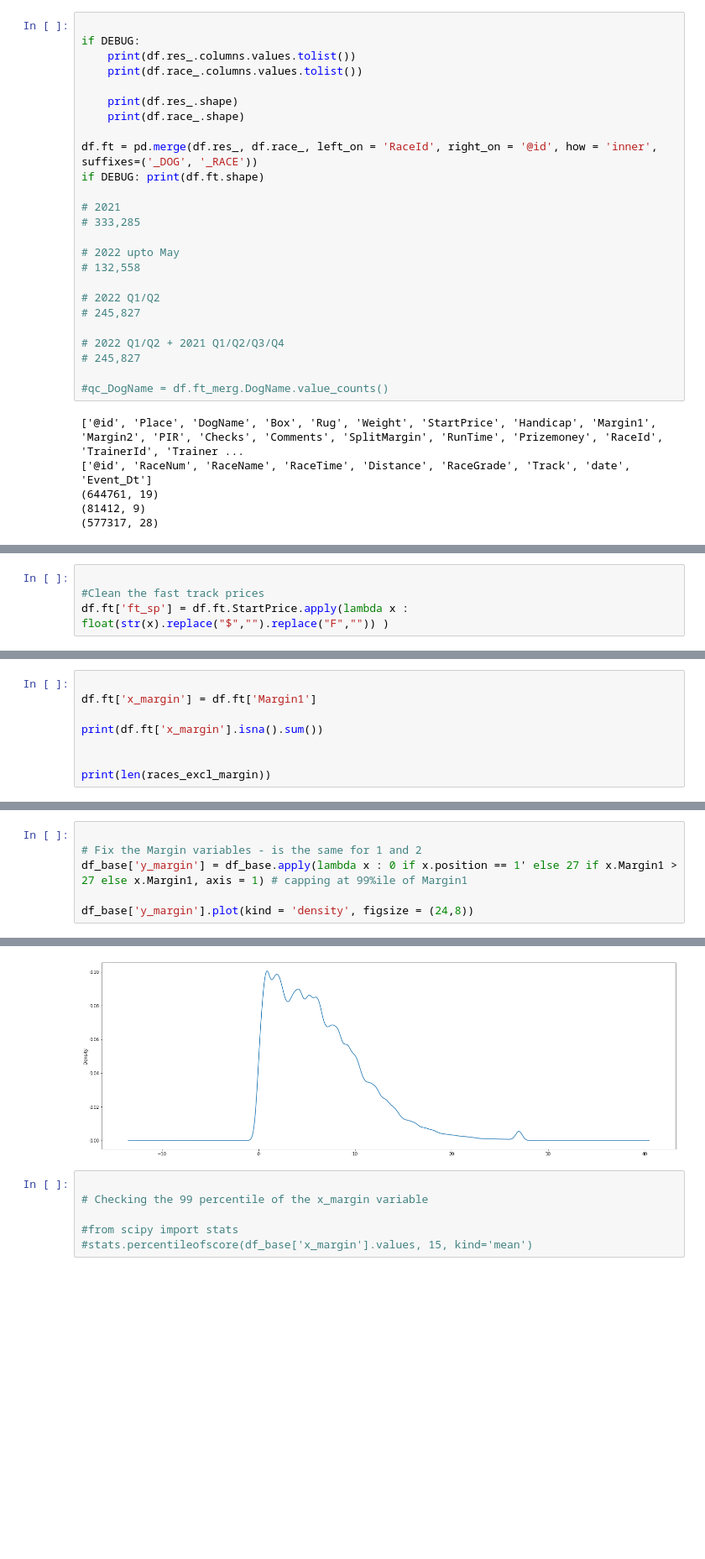
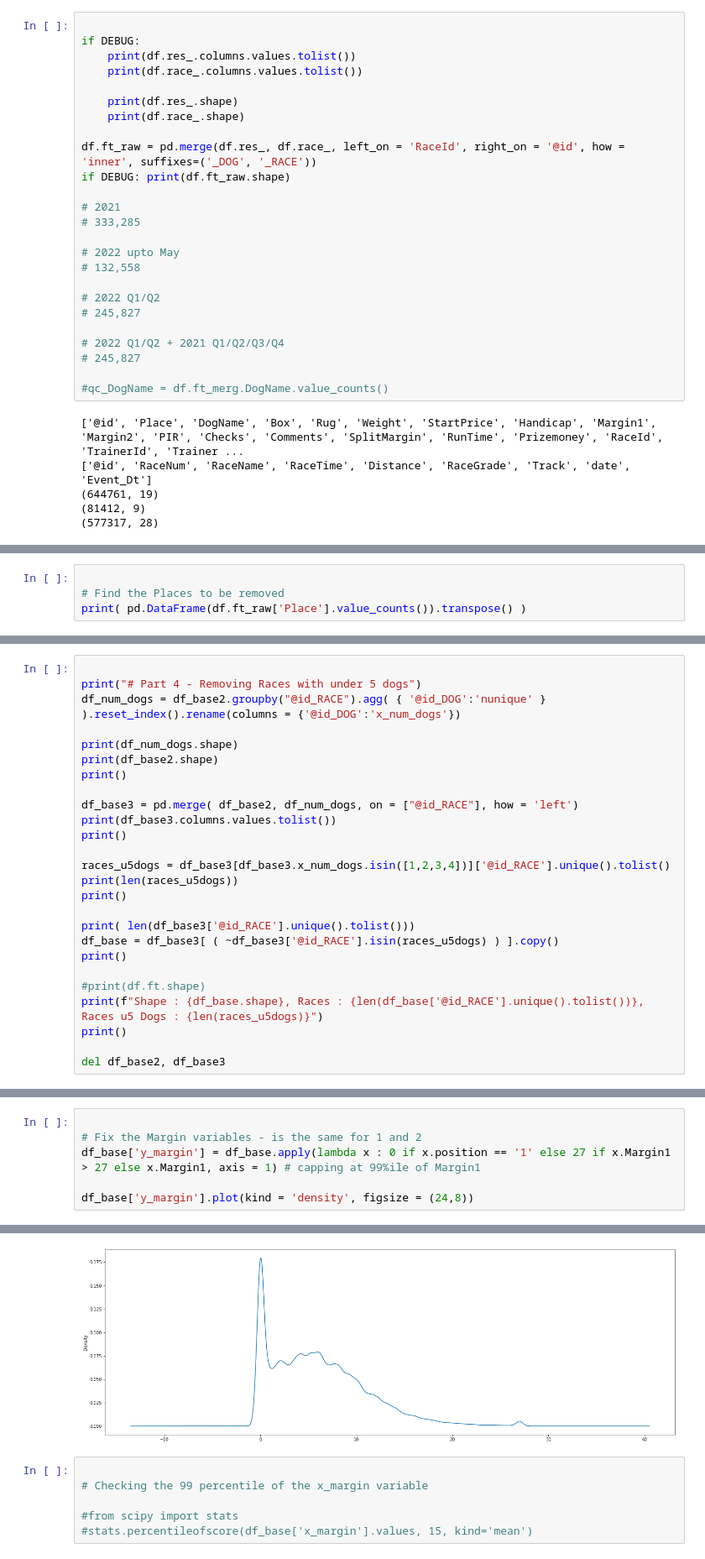
Before and after one commit to ageofthegit/greyhound-racing, a Jupyter notebook: Azure/C020_FT Dataprep_Base.ipynb, the cells around one changed output, grey strips where cells are left out. Shown: that part at 84% size. Saved outputs shown, nothing was run; the diff lists cells and outputs as text; blank space fills up the shorter version.

Commit message:
Updated Cleaning of Base on 27th Nov 2022

```diff
--- a/Azure/C020_FT Dataprep_Base.ipynb
+++ b/Azure/C020_FT Dataprep_Base.ipynb
@@ -186,8 +186,8 @@ if DEBUG:
     print(df.res_.shape)
     print(df.race_.shape)
 
-df.ft = pd.merge(df.res_, df.race_, left_on = 'RaceId', right_on = '@id', how = 'inner', suffixes=('_DOG', '_RACE'))
-if DEBUG: print(df.ft.shape)
+df.ft_raw = pd.merge(df.res_, df.race_, left_on = 'RaceId', right_on = '@id', how = 'inner', suffixes=('_DOG', '_RACE'))
+if DEBUG: print(df.ft_raw.shape)
 
 # 2021
 # 333,285
@@ -220,5 +217,5 @@ print(df.ft.columns.values.tolist())
 ['@id_DOG', 'Place', 'DogName', 'Box', 'Rug', 'Weight', 'StartPrice', 'Handicap', 'Margin1', 'Margin2', 'PIR', 'Checks', 'Comments', 'SplitMargin', 'RunTime', 'Prizemoney', 'RaceId', 'TrainerId', 'Tra ...
 # %%
 
-#Clean the fast track prices
-df.ft['ft_sp'] = df.ft.StartPrice.apply(lambda x : float(str(x).replace("$","").replace("F","")) )
+# Find the Places to be removed
+print( pd.DataFrame(df.ft_raw['Place'].value_counts()).transpose() )
@@ -233,8 +224,0 @@ Place  80621  80259  80031  79721  78416  72837  58238  38959  3402  1199  998
-# %%
-
-df.ft['x_margin'] = df.ft['Margin1']
-
-print(df.ft['x_margin'].isna().sum())
-
-
-print(len(races_excl_margin))
@@ -283,0 +270,26 @@ Shape : (541527, 30), Races : 75721, Races w missing Margin : 19
+# %%
+
+print("# Part 4 - Removing Races with under 5 dogs")
+df_num_dogs = df_base2.groupby("@id_RACE").agg( { '@id_DOG':'nunique' } ).reset_index().rename(columns = {'@id_DOG':'x_num_dogs'})
+
+print(df_num_dogs.shape)
+print(df_base2.shape)
+print()
+
+df_base3 = pd.merge( df_base2, df_num_dogs, on = ["@id_RACE"], how = 'left')
+print(df_base3.columns.values.tolist())
+print()
+
+races_u5dogs = df_base3[df_base3.x_num_dogs.isin([1,2,3,4])]['@id_RACE'].unique().tolist()
+print(len(races_u5dogs))
+print()
+
+print( len(df_base3['@id_RACE'].unique().tolist()))
+df_base = df_base3[ ( ~df_base3['@id_RACE'].isin(races_u5dogs) ) ].copy()
+print()
+
+#print(df.ft.shape)
+print(f"Shape : {df_base.shape}, Races : {len(df_base['@id_RACE'].unique().tolist())}, Races u5 Dogs : {len(races_u5dogs)}")
+print()
+
+del df_base2, df_base3
@@ -315,12 +332,12 @@ position  75867  75776  75704  75507  74453  69445  55908  38867
 # %%
 
 # Fix the Margin variables - is the same for 1 and 2
-df_base['y_margin'] = df_base.apply(lambda x : 0 if x.position == 1' else 27 if x.Margin1 > 27 else x.Margin1, axis = 1) # capping at 99%ile of Margin1
+df_base['y_margin'] = df_base.apply(lambda x : 0 if x.position == '1' else 27 if x.Margin1 > 27 else x.Margin1, axis = 1) # capping at 99%ile of Margin1
 
 df_base['y_margin'].plot(kind = 'density', figsize = (24,8))
 # %% [output]
 <matplotlib.axes._subplots.AxesSubplot at 0x...>
-[figure, old version]
+[figure, new version]
 # %%
 
 # Checking the 99 percentile of the x_margin variable
```
Also changed, not shown: parts of 26 cells of this notebook, 4 other files.
